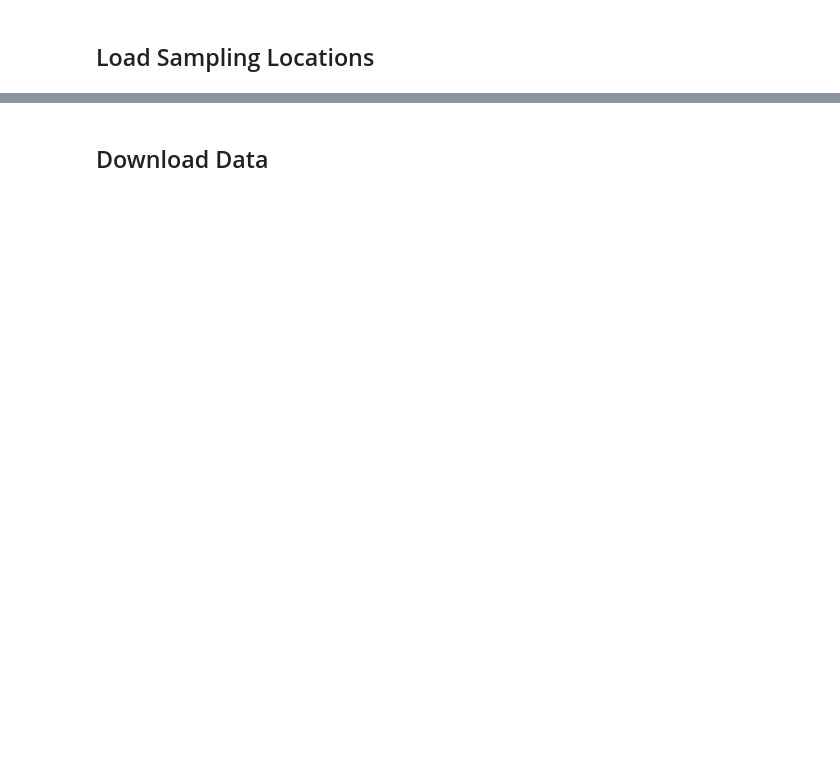
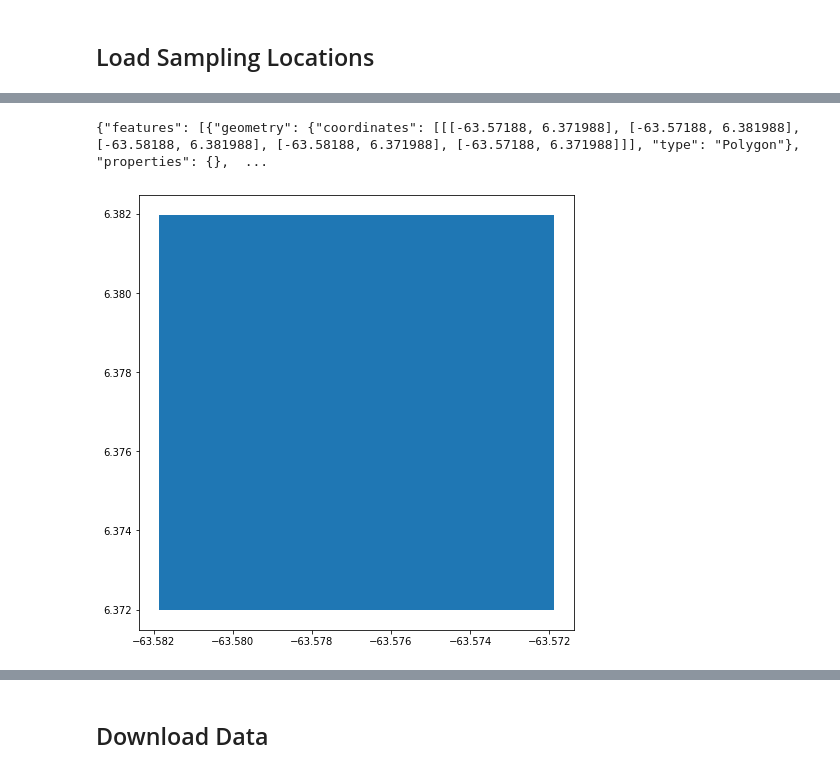
Before and after one commit to earthrise-media/mining-detector, a Jupyter notebook: notebooks/2d_mining_classifier.ipynb, the cells around one changed output, grey strips where cells are left out. Saved outputs shown, nothing was run; the diff lists cells and outputs as text; code cells hidden in the pictures; blank space fills up the shorter version.

```diff
--- a/notebooks/2d_mining_classifier.ipynb
+++ b/notebooks/2d_mining_classifier.ipynb
@@ -72,3 +124,8 @@ display(jungle_sites.head())
+# %%
+plot_sampling_grid([[-63.57688048,   6.37698832]], rect_width=0.01, output=True)
+# %% [output]
+{"features": [{"geometry": {"coordinates": [[[-63.57188, 6.371988], [-63.57188, 6.381988], [-63.58188, 6.381988], [-63.58188, 6.371988], [-63.57188, 6.371988]]], "type": "Polygon"}, "properties": {},  ...
+[figure, added]
 # %%
 with open(os.path.join(data_dir, 'MinesNeg_caleb_selection.geojson'), 'r') as f:
     caleb_negatives = json.load(f)['features']
```
Also changed, not shown: parts of 37 cells of this notebook, 44 other files.
